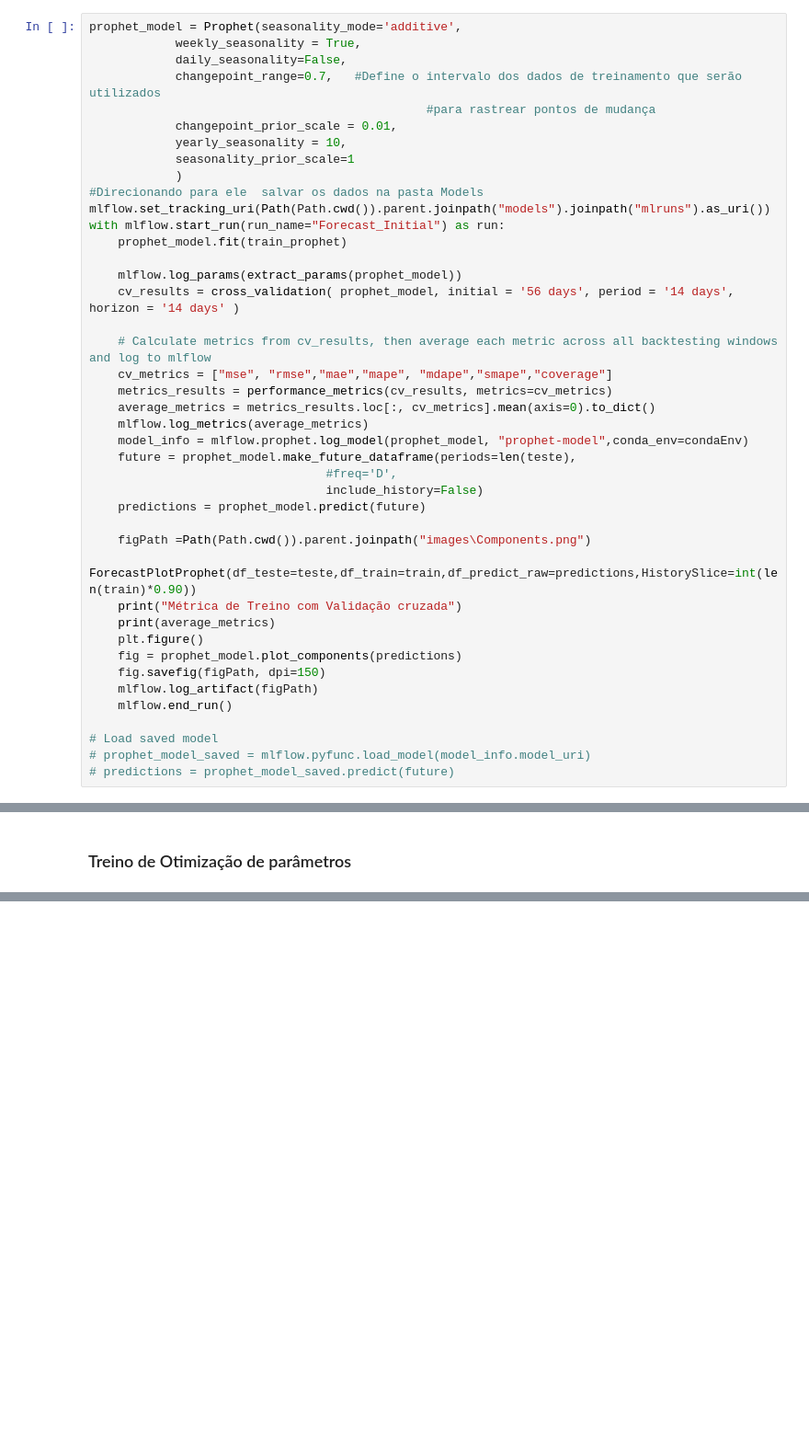
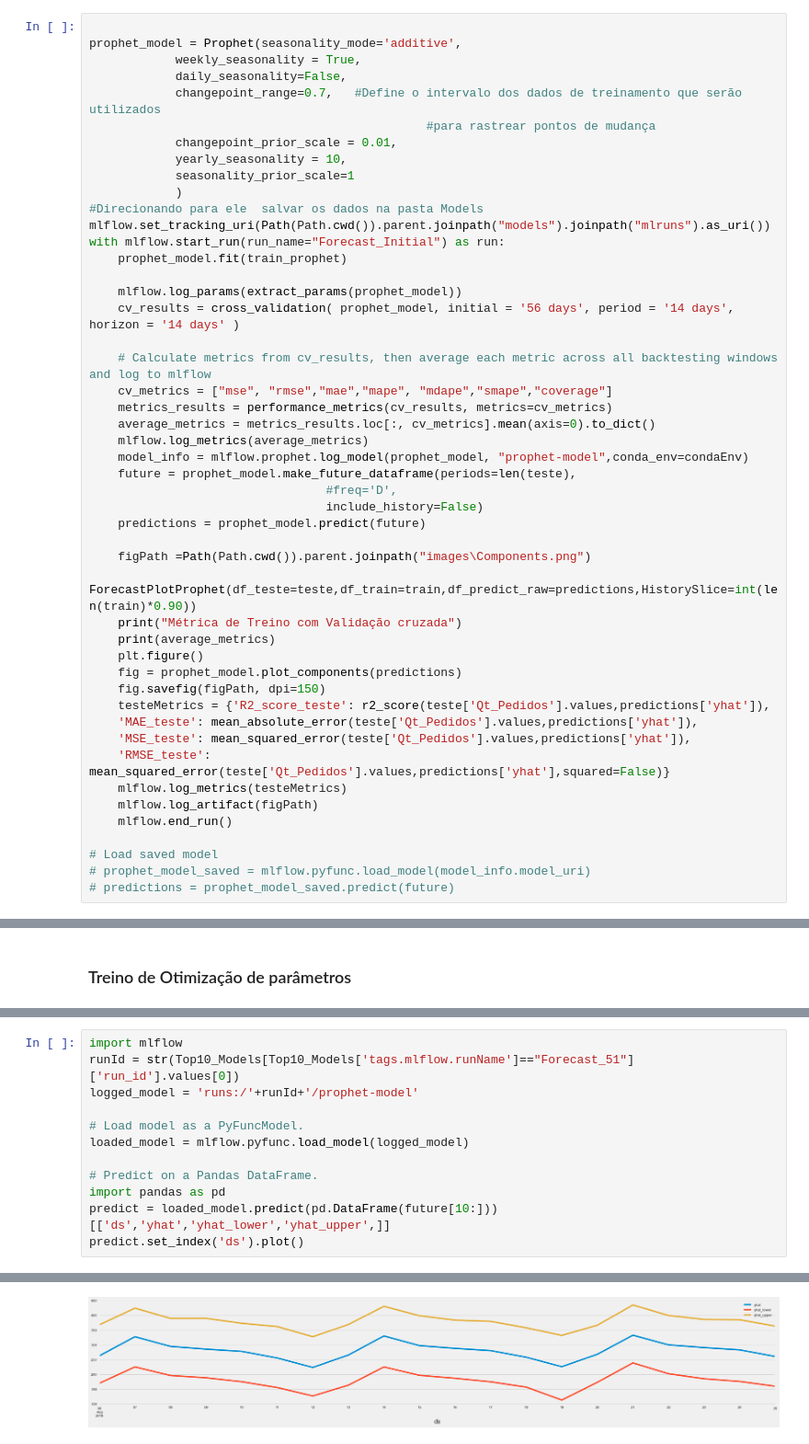
Before and after one commit to Padawanh/ForecastSales, a Jupyter notebook: notebooks/Forecast_de_Vendas_MLFlow.ipynb, the cells around one changed output, grey strips where cells are left out. Shown at 92% size. Saved outputs shown, nothing was run; the diff lists cells and outputs as text; blank space fills up the shorter version.

```diff
--- a/notebooks/Forecast_de_Vendas_MLFlow.ipynb
+++ b/notebooks/Forecast_de_Vendas_MLFlow.ipynb
@@ -587,6 +587,7 @@ condaEnv = {"name": "Forecast",
 # %% [markdown]
 ### Treino
 # %%
+
 prophet_model = Prophet(seasonality_mode='additive',
             weekly_seasonality = True,
             daily_seasonality=False,
@@ -622,6 +623,11 @@ with mlflow.start_run(run_name="Forecast_Initial") as run:
     plt.figure()
     fig = prophet_model.plot_components(predictions)
     fig.savefig(figPath, dpi=150)
+    testeMetrics = {'R2_score_teste': r2_score(teste['Qt_Pedidos'].values,predictions['yhat']),
+    'MAE_teste': mean_absolute_error(teste['Qt_Pedidos'].values,predictions['yhat']),
+    'MSE_teste': mean_squared_error(teste['Qt_Pedidos'].values,predictions['yhat']),
+    'RMSE_teste': mean_squared_error(teste['Qt_Pedidos'].values,predictions['yhat'],squared=False)}
+    mlflow.log_metrics(testeMetrics)
     mlflow.log_artifact(figPath)
     mlflow.end_run()
 
@@ -753,0 +789,13 @@ Top10_Models[0:1]
+# %%
+import mlflow
+runId = str(Top10_Models[Top10_Models['tags.mlflow.runName']=="Forecast_51"]['run_id'].values[0])
+logged_model = 'runs:/'+runId+'/prophet-model'
+
+# Load model as a PyFuncModel.
+loaded_model = mlflow.pyfunc.load_model(logged_model)
+
+# Predict on a Pandas DataFrame.
+import pandas as pd
+predict = loaded_model.predict(pd.DataFrame(future[10:]))[['ds','yhat','yhat_lower','yhat_upper',]]
+predict.set_index('ds').plot()
+# %% [output]
@@ -753,0 +803 @@ Top10_Models[0:1]
+[figure, added]
```
Also changed, not shown: parts of 8 cells of this notebook.
